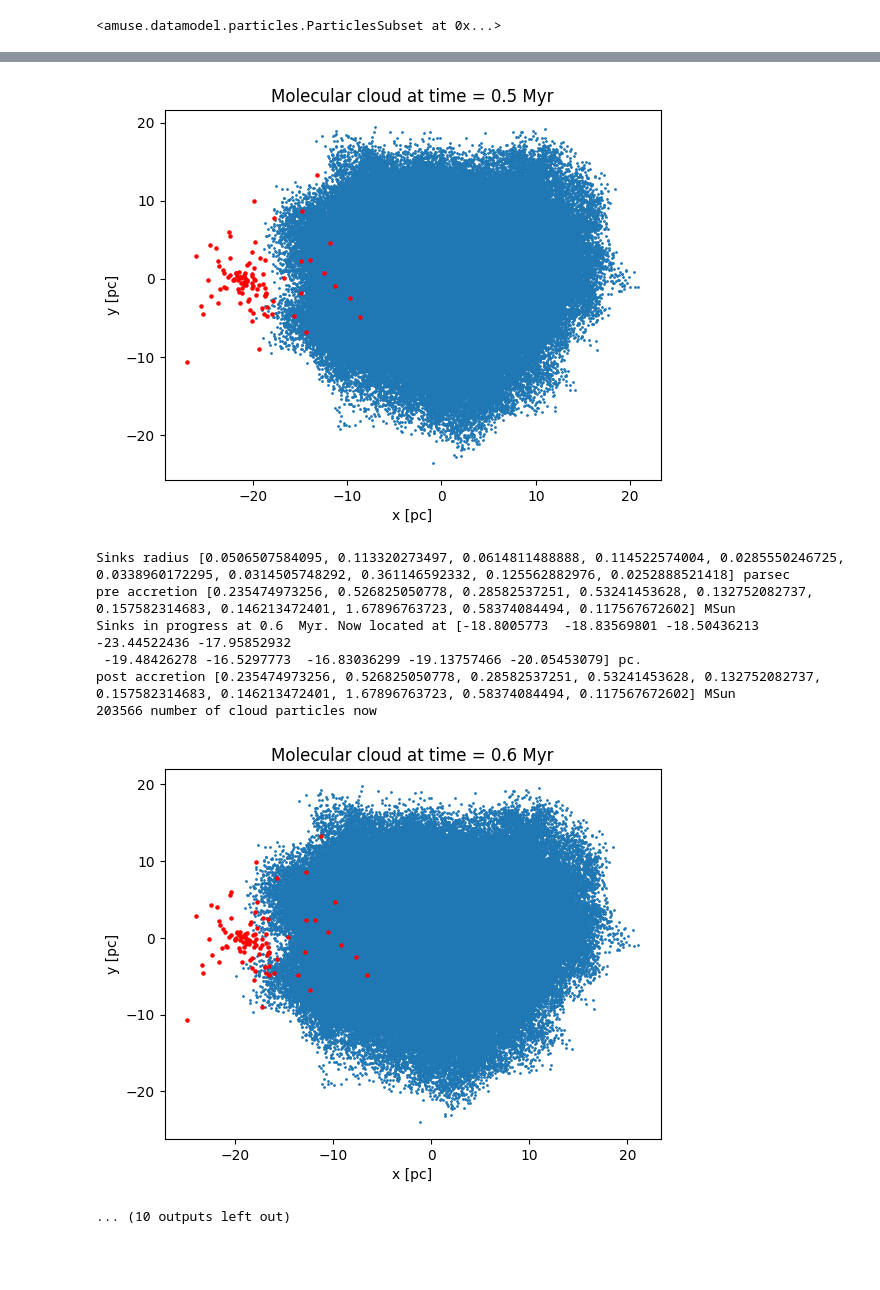
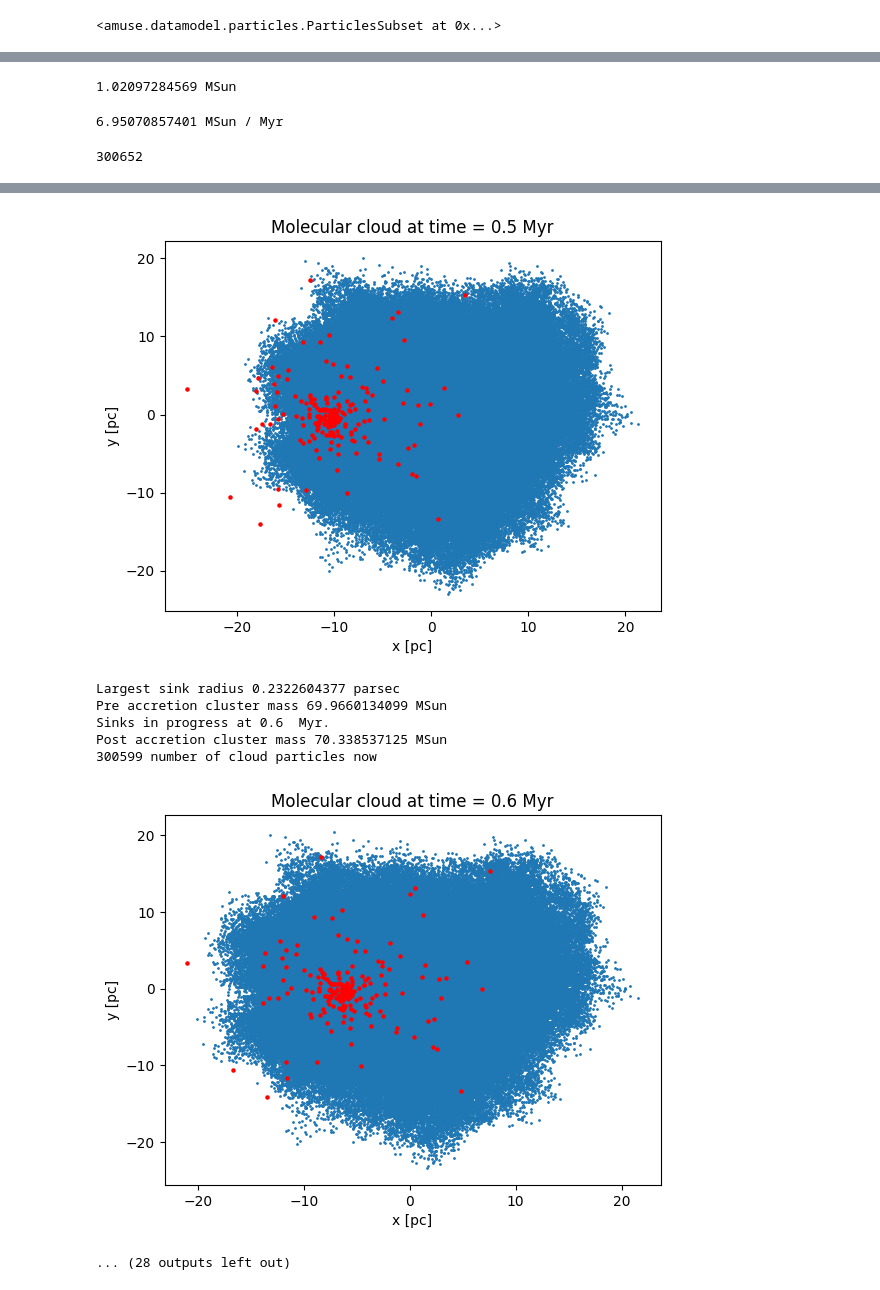
Before and after one commit to umuzigazuba/AMUSE-_project_SNOOPS, a Jupyter notebook: AMUSE_project_YESSIR/notebooks/sink_test.ipynb, the cells around one changed output, grey strips where cells are left out. Saved outputs shown, nothing was run; the diff lists cells and outputs as text; code cells hidden in the pictures; blank space fills up the shorter version.

```diff
--- a/AMUSE_project_YESSIR/notebooks/sink_test.ipynb
+++ b/AMUSE_project_YESSIR/notebooks/sink_test.ipynb
@@ -25,7 +25,7 @@ print(tot_cloud_mass.value_in(units.MSun))
 7975.78734729
 # %%
 # initialise and evolve the MC particle set
-particles_cloud, converter_cloud  = make_molecular_cloud(N_cloud = 200_000,
+particles_cloud, converter_cloud  = make_molecular_cloud(N_cloud = 300_000,
                                                          M_cloud = 8_000 | units.MSun,
                                                          R_cloud = 15 | units.pc,
                                                          seed = 1312)
@@ -56,12 +56,18 @@ Mean density of the moelcular cloud 7.2822159097e-20 m**-3 * kg
 # %%
-star_cluster = make_globular_cluster(star_count = 100,
+star_cluster = make_globular_cluster(star_count = 200,
                                     imf = "kroupa",
                                     radius = 4 | units.pc,
                                     metallicity = 0.002,
                                     age = 10 | units.Gyr,
-                                    seed = 1312)
+                                    seed = 2804)
+
+star_cluster.position +=  (-1.0, 0, 0) * (30 | units.pc)
+star_cluster.velocity += (1.0, 0, 0) * (40| units.kms)
 
 converter_cluster = nbody_system.nbody_to_si(star_cluster.mass.sum(),
                                    star_cluster.position.sum())
+
+initial_mass_cluster = np.copy(star_cluster.mass)
+print(max(initial_mass_cluster))
 # %% [output]
 cluster generated
@@ -104,6 +100,3 @@ def hydro_code(Code, dt, converter, particles, seed):
-# %%
-star_cluster.position +=  (-1.0, 0, 0) * (30 | units.pc)
-star_cluster.velocity += (1.0, 0, 0) * (20| units.kms)
 # %%
 #initiate the gravity code with sink particles
 gravity_code = Bhtree(converter_cluster)
@@ -175,5 +136,20 @@ print(sink.mass)
+# %%
+print(max(initial_mass_cluster))
+# %% [output]
+1.02097284569 MSun
+# %%
+bondi_r = (bondi_radius(1 | units.MSun)).in_(units.pc)
+
+cloud_density = np.mean(particles_cloud.density)
+print(bondi_accretion_rate(cloud_density, 40 | units.kms, bondi_r).in_(units.MSun/units.Myr))
+# %% [output]
+6.95070857401 MSun / Myr
+# %%
+print(len(particles_cloud.mass))
+# %% [output]
+300652
 # %%
-t_end = 4 | units.Myr
+t_end = 2 | units.Myr
 model_time = 0 | units.Myr
 dt = 0.1 | units.Myr
 
@@ -183,13 +159,14 @@ dt = 0.1 | units.Myr
 sinks_mass_snapshots = []
 
 while model_time < t_end:
+
     # define the accreting radius of the sinks particle based on its Bondi radius
     # IMPORTANT: the mass changes after each accretion event
-    sinks.sink_radius = bondi_radius(sinks.mass)
+    sinks.sink_radius = bondi_radius(sinks.mass).in_(units.pc)
 
-    print("Sinks radius", sinks.sink_radius[:10].in_(units.pc))
+    print("Largest sink radius", max(sinks.sink_radius).in_(units.pc))
 
-    print("pre accretion",sinks.mass[:10])
+    print("Pre accretion cluster mass", sinks.mass.sum())
 
     model_time += dt
     model_time = model_time.round(1)
@@ -201,15 +178,18 @@ while model_time < t_end:
     channel["to_sinks"].copy()
     channel["to_cloud"].copy()
 
-    print("Sinks in progress at", model_time.value_in(units.Myr), " Myr. Now located at", sinks.x[:10].value_in(units.pc), "pc.")
+    print("Sinks in progress at", model_time.value_in(units.Myr), " Myr.")
     # add the acretted mass to the sinks's total mass
     sinks.accrete(particles_cloud)
+
     # update channels (copy the information from the particle set to the gravity code)
     channel["from_sinks"].copy()
+    channel["from_cloud"].copy()
+
     # save the total mass of each step
     sinks_mass_snapshots.append(sinks.mass.value_in(units.MSun))
 
-    print("post accretion",sinks.mass[:10])
+    print("Post accretion cluster mass", sinks.mass.sum())
     print(len(particles_cloud.mass), "number of cloud particles now")
 
     plt.scatter(particles_cloud.x.value_in(units.pc), particles_cloud.y.value_in(units.pc), s = 1)
@@ -256,9 +231,8 @@ post accretion [0.235474973256, 0.526825050778, 0.28582537251, 0.53241453628, 0.
-[figure, old version]
+[figure, new version]
-Sinks radius [0.0506507584095, 0.113320273497, 0.0614811488888, 0.114522574004, 0.0285550246725, 0.0338960172295, 0.0314505748292, 0.361146592332, 0.125562882976, 0.0252888521418] parsec
-pre accretion [0.235474973256, 0.526825050778, 0.28582537251, 0.53241453628, 0.132752082737, 0.157582314683, 0.146213472401, 1.67896763723, 0.58374084494, 0.117567672602] MSun
-Sinks in progress at 0.6  Myr. Now located at [-18.8005773  -18.83569801 -18.50436213 -23.44522436 -17.95852932
- -19.48426278 -16.5297773  -16.83036299 -19.13757466 -20.05453079] pc.
-post accretion [0.235474973256, 0.526825050778, 0.28582537251, 0.53241453628, 0.132752082737, 0.157582314683, 0.146213472401, 1.67896763723, 0.58374084494, 0.117567672602] MSun
-203566 number of cloud particles now
+Largest sink radius 0.2322604377 parsec
+Pre accretion cluster mass 69.9660134099 MSun
+Sinks in progress at 0.6  Myr.
+Post accretion cluster mass 70.338537125 MSun
+300599 number of cloud particles now
-[figure, old version]
+[figure, new version]
-... (10 outputs left out)
+... (28 outputs left out)
```
Also changed, not shown: parts of 16 cells of this notebook, 2 other files.
